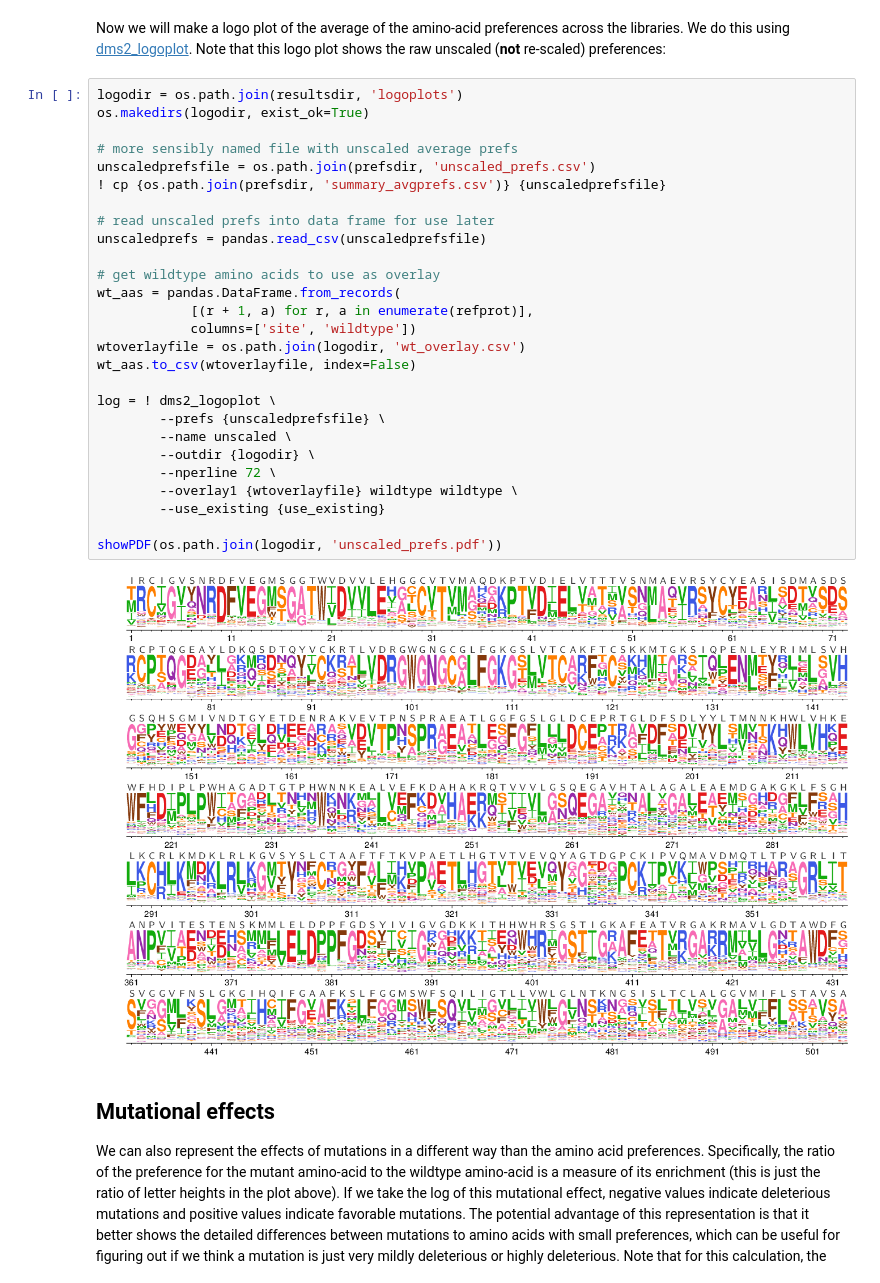
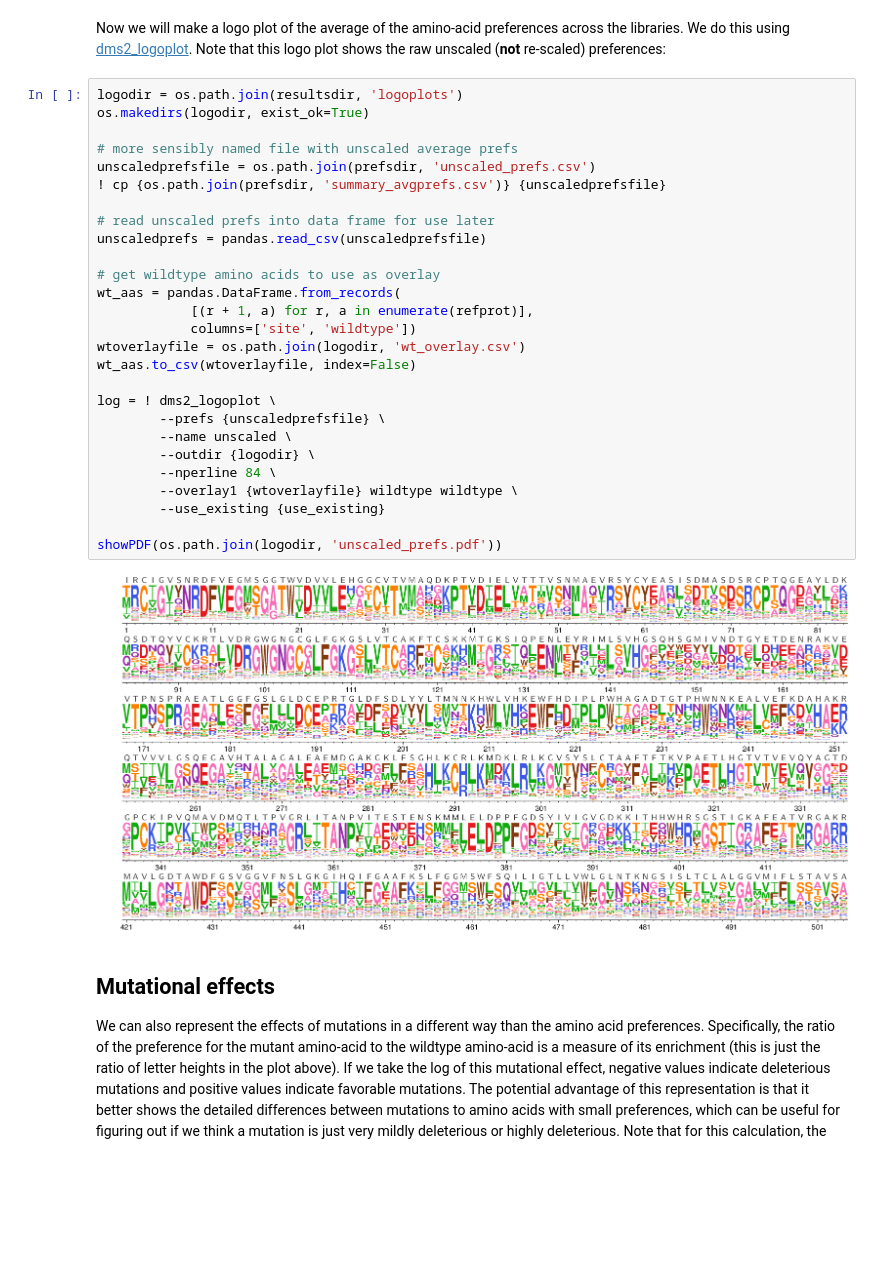
Before and after one commit to jbloomlab/ZIKV_DMS_with_EvansLab, a Jupyter notebook: analysis_notebook.ipynb, the cells around one changed output. Drawn from its saved outputs; the diff is of its cells as text; blank space fills up the shorter version.

Commit message:
tweaks to make figures

```diff
--- a/analysis_notebook.ipynb
+++ b/analysis_notebook.ipynb
@@ -281,32 +286,32 @@ Note that this logo plot shows the raw unscaled (**not** re-scaled) preferences:
 # %%
 logodir = os.path.join(resultsdir, 'logoplots')
 os.makedirs(logodir, exist_ok=True)
 
 # more sensibly named file with unscaled average prefs
 unscaledprefsfile = os.path.join(prefsdir, 'unscaled_prefs.csv')
 ! cp {os.path.join(prefsdir, 'summary_avgprefs.csv')} {unscaledprefsfile}
 
 # read unscaled prefs into data frame for use later
 unscaledprefs = pandas.read_csv(unscaledprefsfile)
 
 # get wildtype amino acids to use as overlay
 wt_aas = pandas.DataFrame.from_records(
             [(r + 1, a) for r, a in enumerate(refprot)],
             columns=['site', 'wildtype'])
 wtoverlayfile = os.path.join(logodir, 'wt_overlay.csv')
 wt_aas.to_csv(wtoverlayfile, index=False)
 
 log = ! dms2_logoplot \
         --prefs {unscaledprefsfile} \
         --name unscaled \
         --outdir {logodir} \
-        --nperline 72 \
+        --nperline 84 \
         --overlay1 {wtoverlayfile} wildtype wildtype \
         --use_existing {use_existing}
 
 showPDF(os.path.join(logodir, 'unscaled_prefs.pdf'))
 # %% [output]
-[figure, old version]
+[figure, new version]
 # %% [markdown]
 ## Mutational effects
 We can also represent the effects of mutations in a different way than the amino acid preferences.
```
Also changed, not shown: parts of 37 cells of this notebook, 43 other files.
